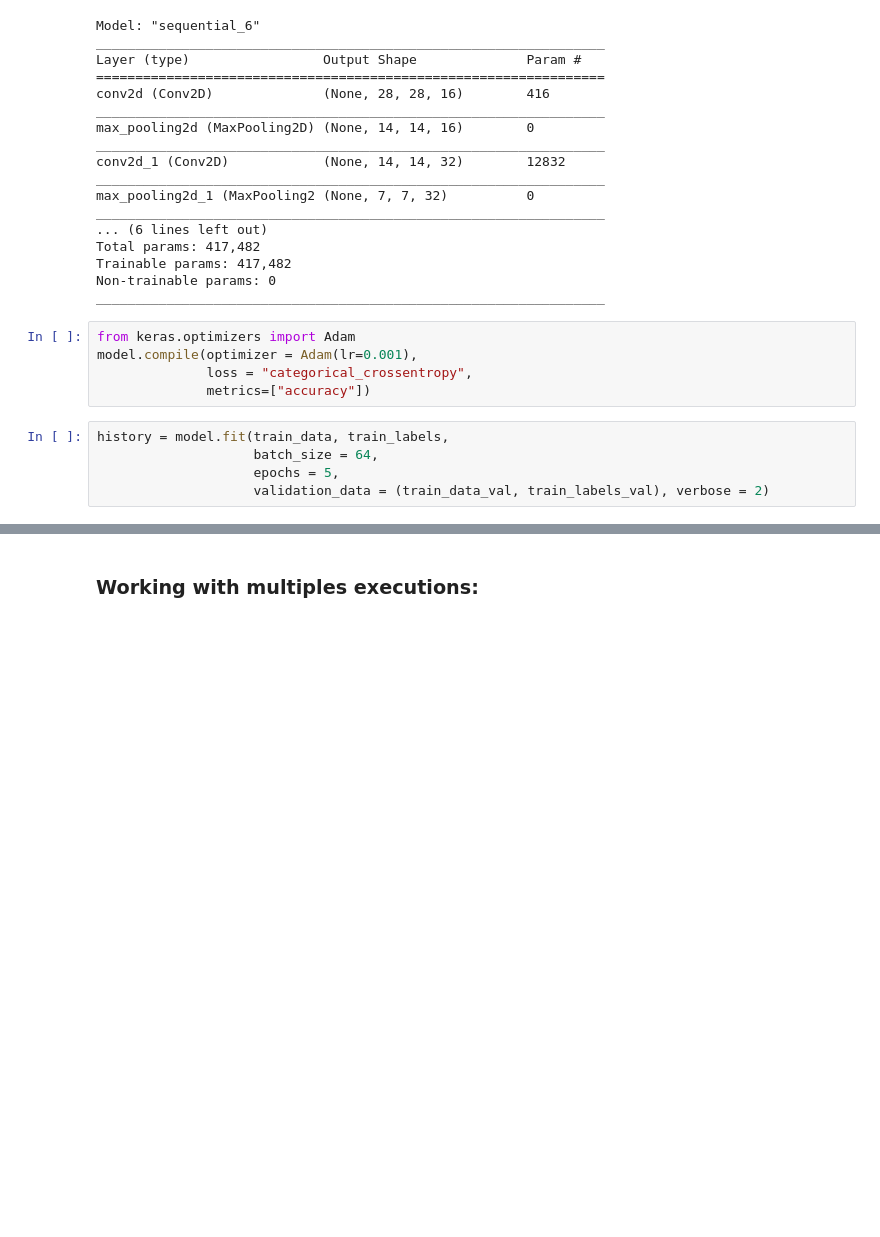
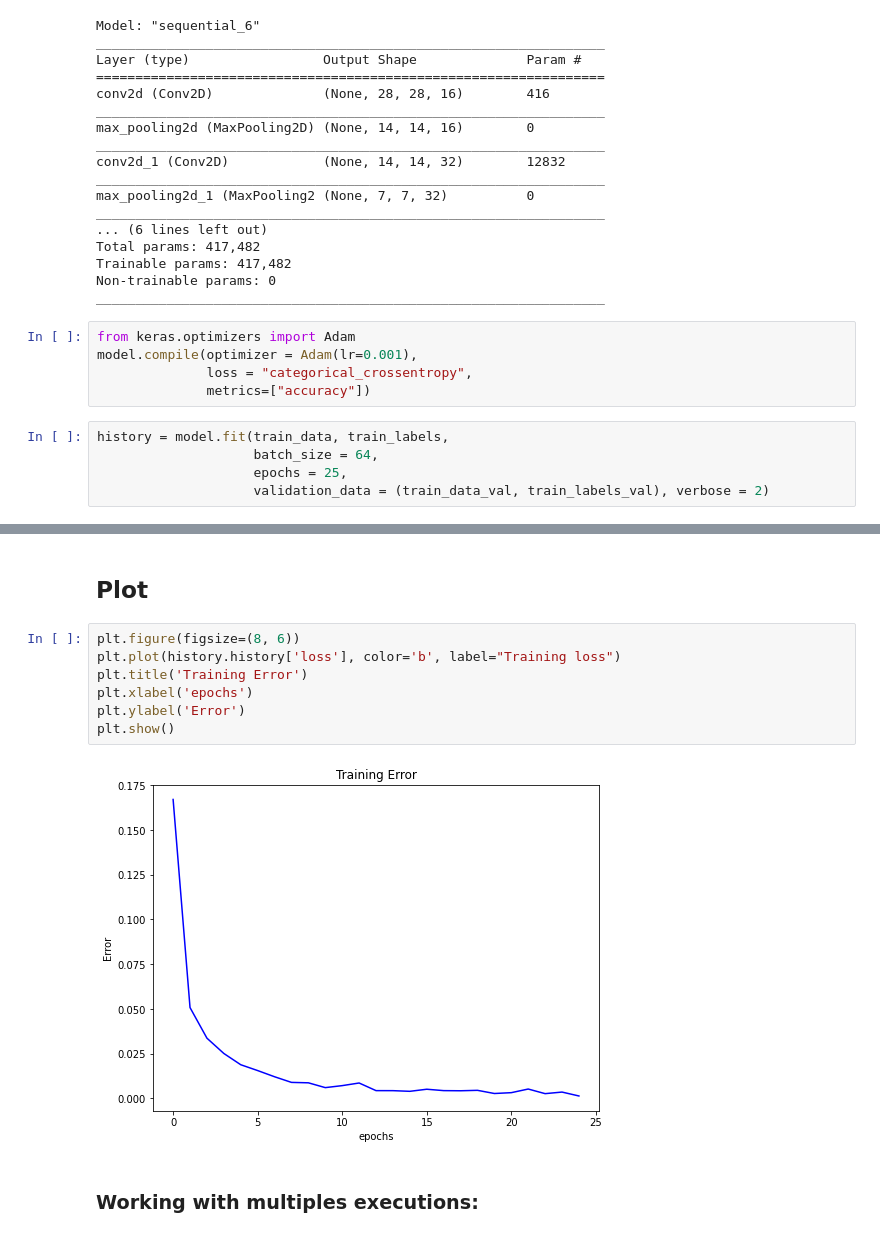
Before and after one commit to SamuelBFG/DL-studies, a Jupyter notebook: IA353/EF1p3_MNIST.ipynb, the cells around one changed output, grey strips where cells are left out. Cells and saved outputs as stored; diff of their text form; blank space fills up the shorter version.

```diff
--- a/IA353/EF1p3_MNIST.ipynb
+++ b/IA353/EF1p3_MNIST.ipynb
@@ -280,6 +302,6 @@ model.compile(optimizer = Adam(lr=0.001),
 # %%
 history = model.fit(train_data, train_labels,
                     batch_size = 64,
-                    epochs = 5,
+                    epochs = 25,
                     validation_data = (train_data_val, train_labels_val), verbose = 2)
 # %% [output]
@@ -301,3 +330,14 @@ model.evaluate(x_test, y_test)
+# %% [markdown]
+## Plot
+# %%
+plt.figure(figsize=(8, 6))
+plt.plot(history.history['loss'], color='b', label="Training loss")
+plt.title('Training Error')
+plt.xlabel('epochs')
+plt.ylabel('Error')
+plt.show()
+# %% [output]
+[figure, added]
 # %% [markdown]
 ### Working with multiples executions:
 # %%
```
Also changed, not shown: parts of 23 cells of this notebook.
